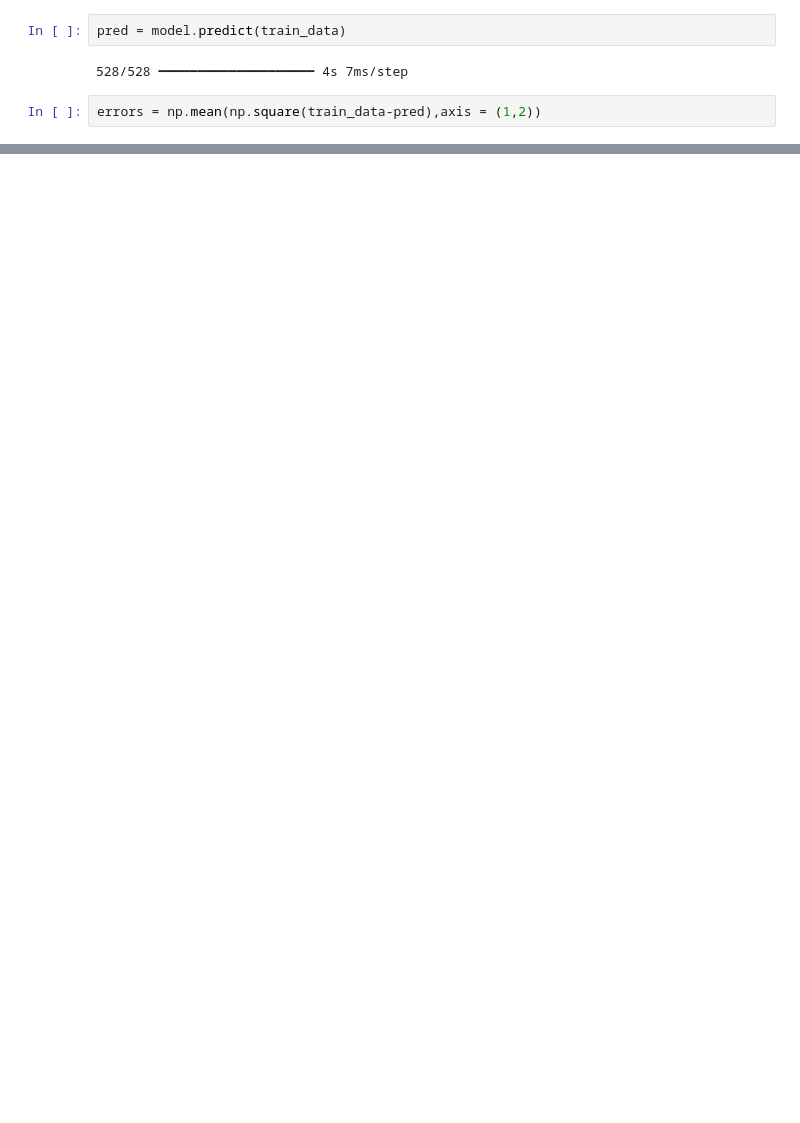
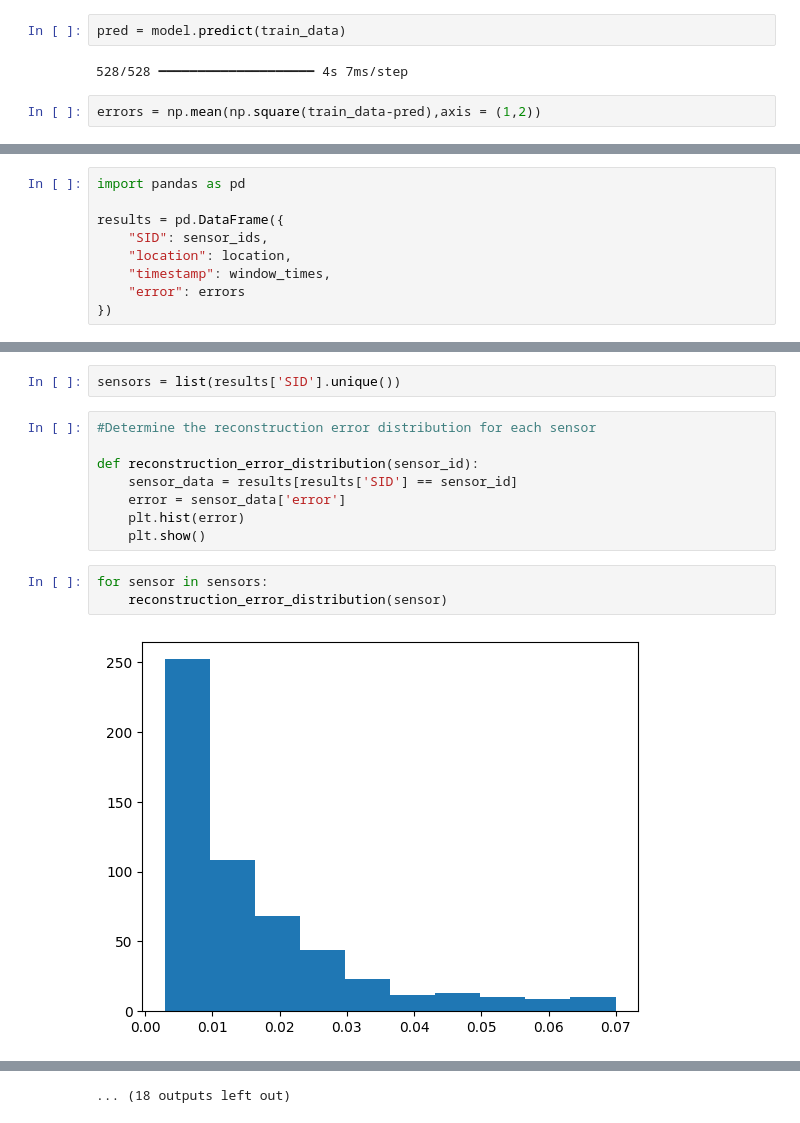
Before and after one commit to readytocommit/FinalProject, a Jupyter notebook: globalModel.ipynb, the cells around one changed output, grey strips where cells are left out. Saved outputs shown, nothing was run; the diff lists cells and outputs as text; blank space fills up the shorter version.

```diff
--- a/globalModel.ipynb
+++ b/globalModel.ipynb
@@ -161,0 +175,9 @@ array([0.01731479, 0.01793218, 0.01882565, ..., 0.01314715, 0.01288462,
+# %%
+import pandas as pd
+
+results = pd.DataFrame({
+    "SID": sensor_ids,
+    "location": location,
+    "timestamp": window_times,
+    "error": errors
+})
@@ -161,0 +200,15 @@ array([0.01731479, 0.01793218, 0.01882565, ..., 0.01314715, 0.01288462,
+# %%
+sensors = list(results['SID'].unique())
+# %%
+#Determine the reconstruction error distribution for each sensor
+
+def reconstruction_error_distribution(sensor_id):
+    sensor_data = results[results['SID'] == sensor_id]
+    error = sensor_data['error']
+    plt.hist(error)
+    plt.show()
+# %%
+for sensor in sensors:
+    reconstruction_error_distribution(sensor)
+# %% [output]
+[figure, added]
@@ -161,0 +226 @@ array([0.01731479, 0.01793218, 0.01882565, ..., 0.01314715, 0.01288462,
+... (18 outputs left out)
```
Also changed, not shown: parts of 12 cells of this notebook.
